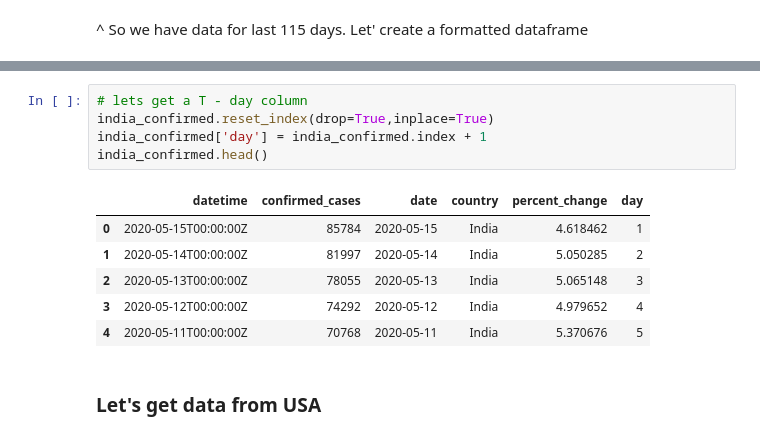
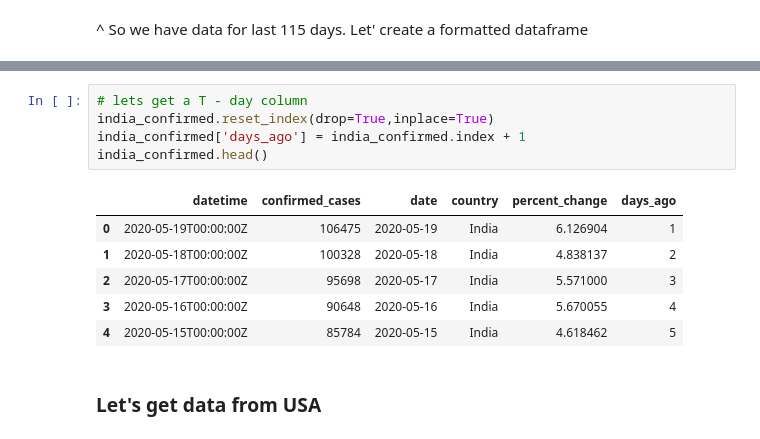
Before and after one commit to AksChougule/clinical-text, a Jupyter notebook: covid19-cases/covid-19-cases-eda-with-covid19py.ipynb, the cells around one changed output, grey strips where cells are left out. Drawn from its saved outputs; the diff is of its cells as text.

```diff
--- a/covid19-cases/covid-19-cases-eda-with-covid19py.ipynb
+++ b/covid19-cases/covid-19-cases-eda-with-covid19py.ipynb
@@ -138,15 +138,15 @@ See the caveats in the documentation: http://pandas.pydata.org/pandas-docs/stabl
 # %%
 # lets get a T - day column
 india_confirmed.reset_index(drop=True,inplace=True)
-india_confirmed['day'] = india_confirmed.index + 1
+india_confirmed['days_ago'] = india_confirmed.index + 1
 india_confirmed.head()
 # %% [output]
-|  | datetime | confirmed_cases | date | country | percent_change | day |
-| 0 | 2020-05-15T00:00:00Z | 85784 | 2020-05-15 | India | 4.618462 | 1 |
-| 1 | 2020-05-14T00:00:00Z | 81997 | 2020-05-14 | India | 5.050285 | 2 |
-| 2 | 2020-05-13T00:00:00Z | 78055 | 2020-05-13 | India | 5.065148 | 3 |
-| 3 | 2020-05-12T00:00:00Z | 74292 | 2020-05-12 | India | 4.979652 | 4 |
-| 4 | 2020-05-11T00:00:00Z | 70768 | 2020-05-11 | India | 5.370676 | 5 |
+|  | datetime | confirmed_cases | date | country | percent_change | days_ago |
+| 0 | 2020-05-19T00:00:00Z | 106475 | 2020-05-19 | India | 6.126904 | 1 |
+| 1 | 2020-05-18T00:00:00Z | 100328 | 2020-05-18 | India | 4.838137 | 2 |
+| 2 | 2020-05-17T00:00:00Z | 95698 | 2020-05-17 | India | 5.571000 | 3 |
+| 3 | 2020-05-16T00:00:00Z | 90648 | 2020-05-16 | India | 5.670055 | 4 |
+| 4 | 2020-05-15T00:00:00Z | 85784 | 2020-05-15 | India | 4.618462 | 5 |
 # %% [markdown]
 ### Let's get data from USA
 # %%
```
Also changed, not shown: parts of 17 cells of this notebook.
